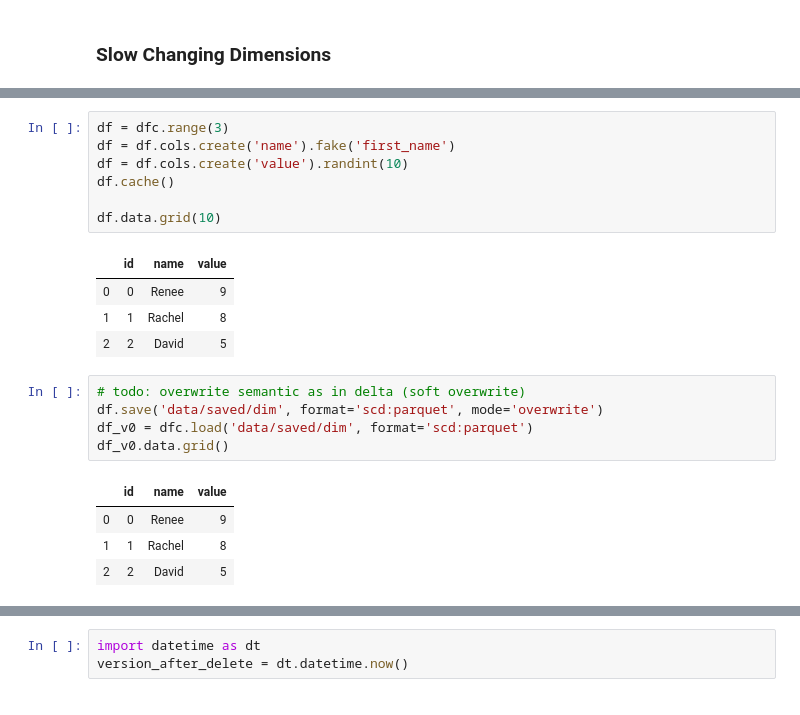
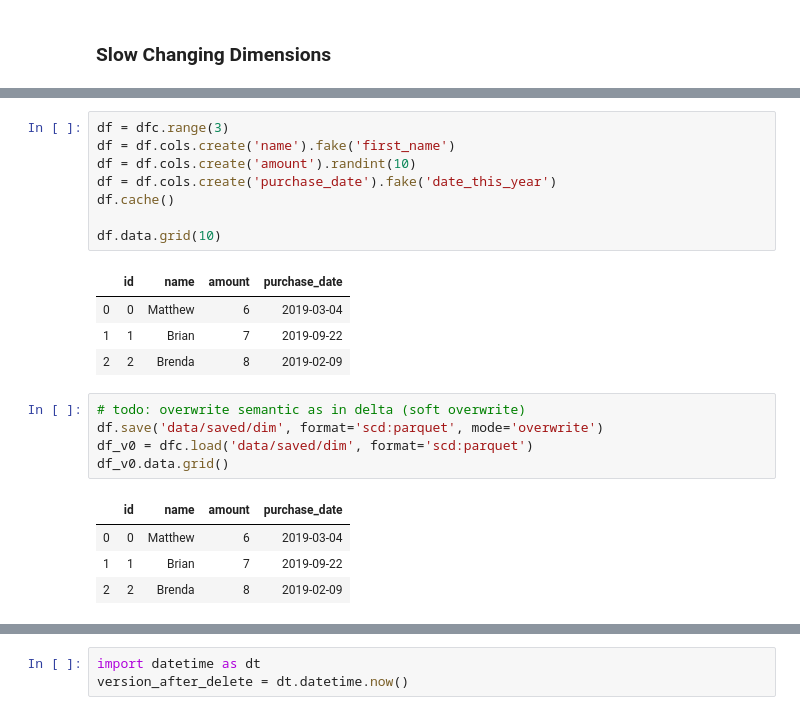
Before and after one commit to natbusa/datafaucet, a Jupyter notebook: examples/tutorial/scd.ipynb, the cells around one changed output, grey strips where cells are left out. Drawn from its saved outputs; the diff is of its cells as text.

```diff
--- a/examples/tutorial/scd.ipynb
+++ b/examples/tutorial/scd.ipynb
@@ -60,25 +78,26 @@ dfc.load('data/saved/dim', format='parquet').data.grid()
 # %%
 df = dfc.range(3)
 df = df.cols.create('name').fake('first_name')
-df = df.cols.create('value').randint(10)
+df = df.cols.create('amount').randint(10)
+df = df.cols.create('purchase_date').fake('date_this_year')
 df.cache()
 
 df.data.grid(10)
 # %% [output]
-|  | id | name | value |
-| 0 | 0 | Renee | 9 |
-| 1 | 1 | Rachel | 8 |
-| 2 | 2 | David | 5 |
+|  | id | name | amount | purchase_date |
+| 0 | 0 | Matthew | 6 | 2019-03-04 |
+| 1 | 1 | Brian | 7 | 2019-09-22 |
+| 2 | 2 | Brenda | 8 | 2019-02-09 |
 # %%
 # todo: overwrite semantic as in delta (soft overwrite)
 df.save('data/saved/dim', format='scd:parquet', mode='overwrite')
 df_v0 = dfc.load('data/saved/dim', format='scd:parquet')
 df_v0.data.grid()
 # %% [output]
-|  | id | name | value |
-| 0 | 0 | Renee | 9 |
-| 1 | 1 | Rachel | 8 |
-| 2 | 2 | David | 5 |
+|  | id | name | amount | purchase_date |
+| 0 | 0 | Matthew | 6 | 2019-03-04 |
+| 1 | 1 | Brian | 7 | 2019-09-22 |
+| 2 | 2 | Brenda | 8 | 2019-02-09 |
 # %%
 dfc.load('data/saved/dim', format='parquet').data.grid()
 # %% [output]
```
Also changed, not shown: parts of 19 cells of this notebook, 2 other files.
